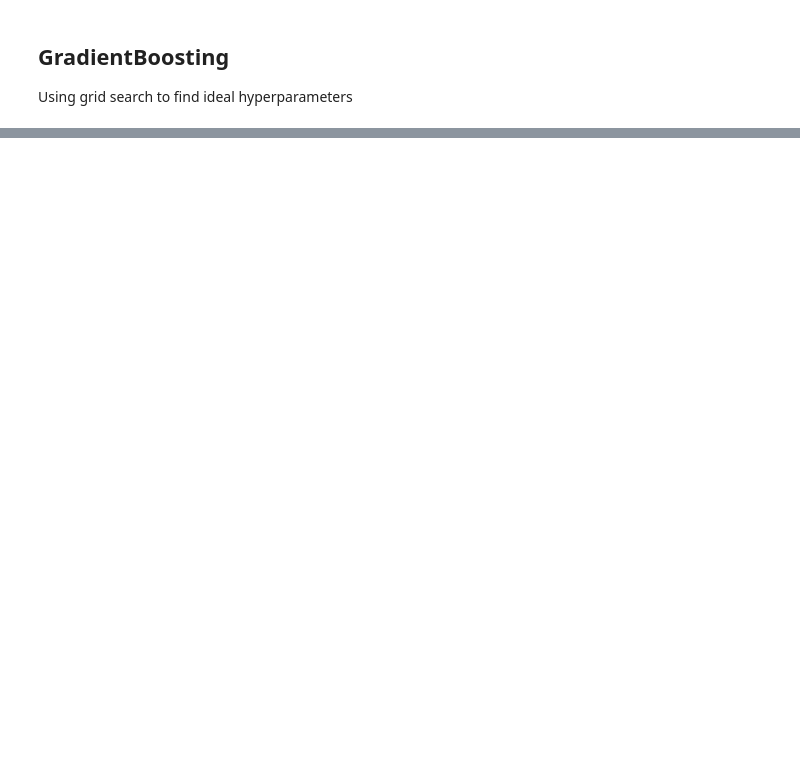
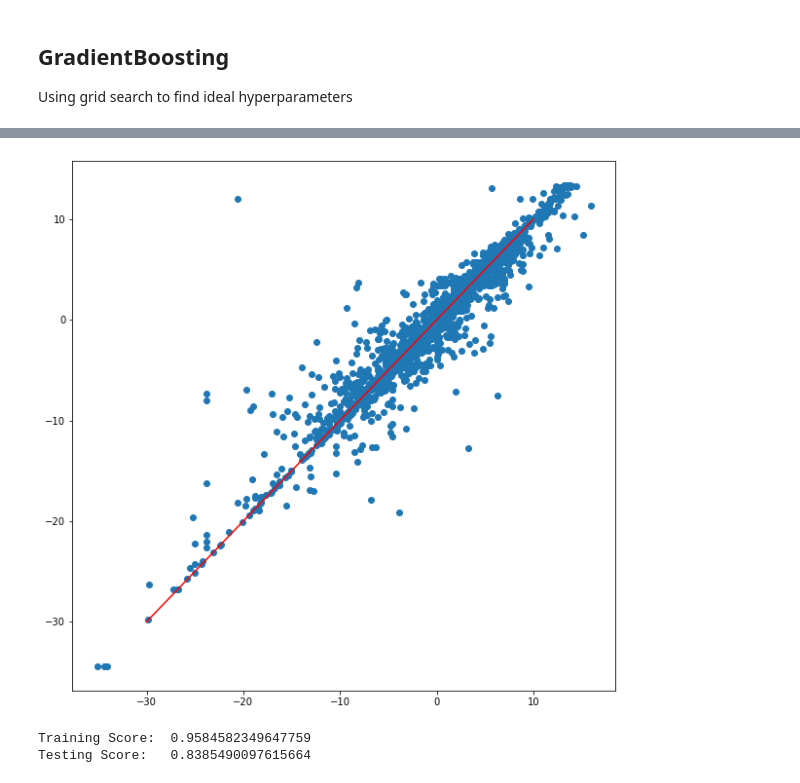
Before and after one commit to jtd1g16/HLCpredict, a Jupyter notebook: d_final_models.ipynb, the cells around one changed output, grey strips where cells are left out. Saved outputs shown, nothing was run; the diff lists cells and outputs as text; code cells hidden in the pictures; blank space fills up the shorter version.

```diff
--- a/d_final_models.ipynb
+++ b/d_final_models.ipynb
@@ -80,0 +125,8 @@ X_train, X_test, y_train, y_test = train_test_split(X, y, test_size=0.3)
+# %%
+grad_boost = ensemble.GradientBoostingRegressor(learning_rate = 0.02,
+                                                loss = 'lad',
+                                                max_depth = 6,
+                                                max_features = 0.3,
+                                                min_samples_leaf = 3,
+                                                n_estimators = 1000)
+grad_boost.fit(X_train, y_train)
@@ -80,0 +143,10 @@ X_train, X_test, y_train, y_test = train_test_split(X, y, test_size=0.3)
+# %%
+pred_list = []
+for i in range(0, len(X[top_15_features_model])):
+    prediction = grad_boost.predict([X[top_15_features_model].iloc[i]])
+    pred_list.append(prediction)
+
+exp_vs_calc_gbr = pd.DataFrame(y)
+exp_vs_calc_gbr['Predicted'] = pred_list
+exp_vs_calc_gbr.rename({'Kh_first':'Experimental'}, inplace=True, axis=1)
+exp_vs_calc_gbr.head()
@@ -80,0 +160,16 @@ X_train, X_test, y_train, y_test = train_test_split(X, y, test_size=0.3)
+# %%
+fig = plt.figure(figsize=(10, 10))
+scatter = plt.scatter(exp_vs_calc_gbr['Experimental'], exp_vs_calc_gbr['Predicted'])
+labels = ['{}'.format(i) for i in species_names]
+tooltip = mpld3.plugins.PointLabelTooltip(scatter, labels=labels)
+mpld3.plugins.connect(fig, tooltip)
+plt.plot([-30, 10], [-30, 10], c='red')
+plt.show()
+# %% [output]
+[figure, added]
+# %%
+print('Training Score:\t', grad_boost.score(X_train, y_train))
+print('Testing Score:\t', grad_boost.score(X_test, y_test))
+# %% [output]
+Training Score:  0.9584582349647759
+Testing Score:   0.8385490097615664
```
Also changed, not shown: parts of 15 cells of this notebook, 1 other file.
